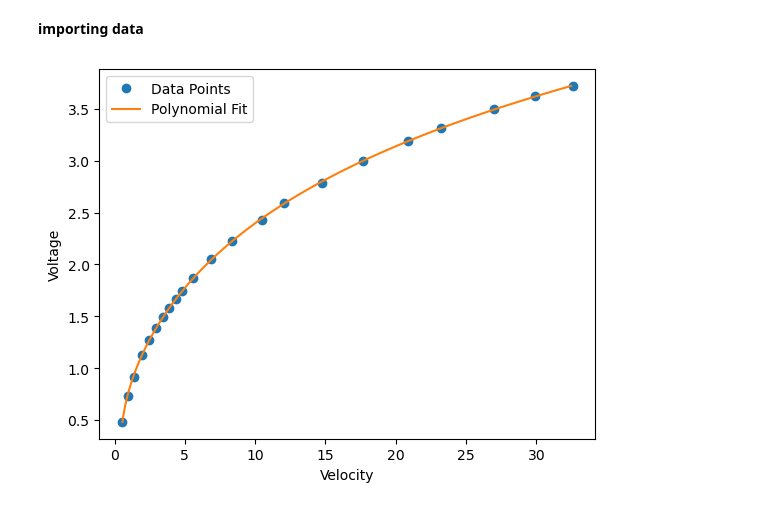
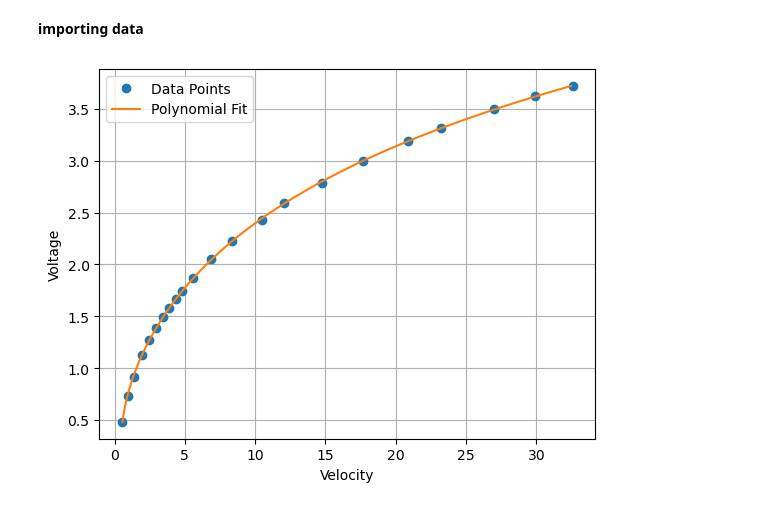
Before and after one commit to VictorLier/ExperimentalFluid, a Jupyter notebook: Hot-wire/calibration_marc.ipynb, the cells around one changed output. Cells and saved outputs as stored; diff of their text form; code cells hidden in the pictures.

```diff
--- a/Hot-wire/calibration_marc.ipynb
+++ b/Hot-wire/calibration_marc.ipynb
@@ -59,26 +59,27 @@ df.to_csv('calibration_data.csv', index=False)
 # %%
 import pandas as pd
 import numpy as np
 import matplotlib.pyplot as plt
 
 calibration_data = pd.read_csv('calibration_data.csv')
 U = calibration_data['Velocity'].values
 V = calibration_data['Voltage'].values
 
 coefficients = np.polyfit(V, U, 4)
 np.savetxt('polynomial_coefficients.txt', coefficients)
 
 # coefficients = np.loadtxt('polynomial_coefficients.txt')
 
 # Generate voltage values for plotting
 voltage_values = np.linspace(min(V), max(V), 100)
 velocity_values = np.polyval(coefficients, voltage_values)
 
 plt.plot(U, V, 'o', label='Data Points')
 plt.plot(velocity_values, voltage_values, label='Polynomial Fit')
 plt.xlabel('Velocity')
 plt.ylabel('Voltage')
 plt.legend()
+plt.grid()
 plt.show()
 # %% [output]
-[figure, old version]
+[figure, new version]
```
Also changed, not shown: 2 other files.
